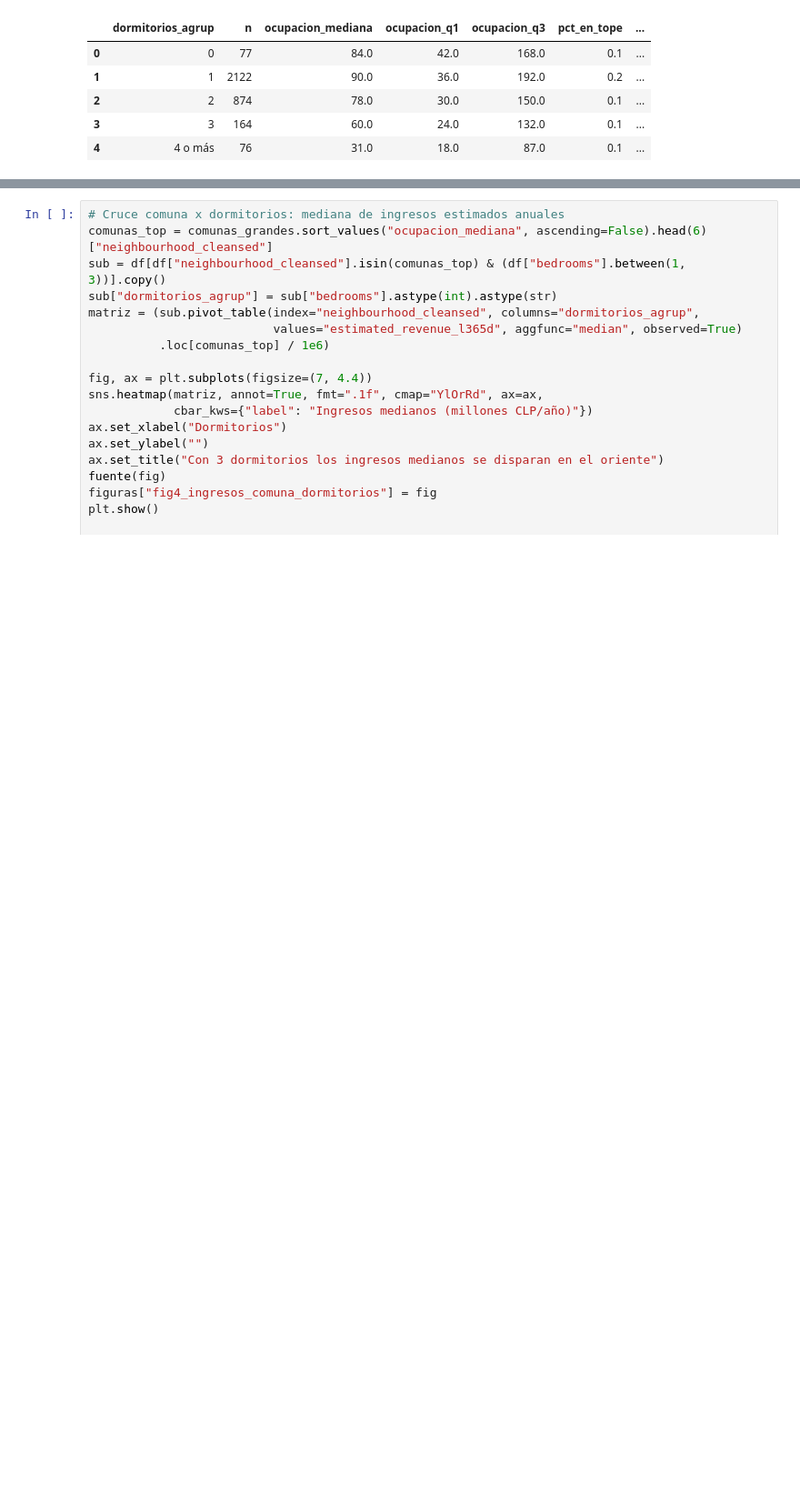
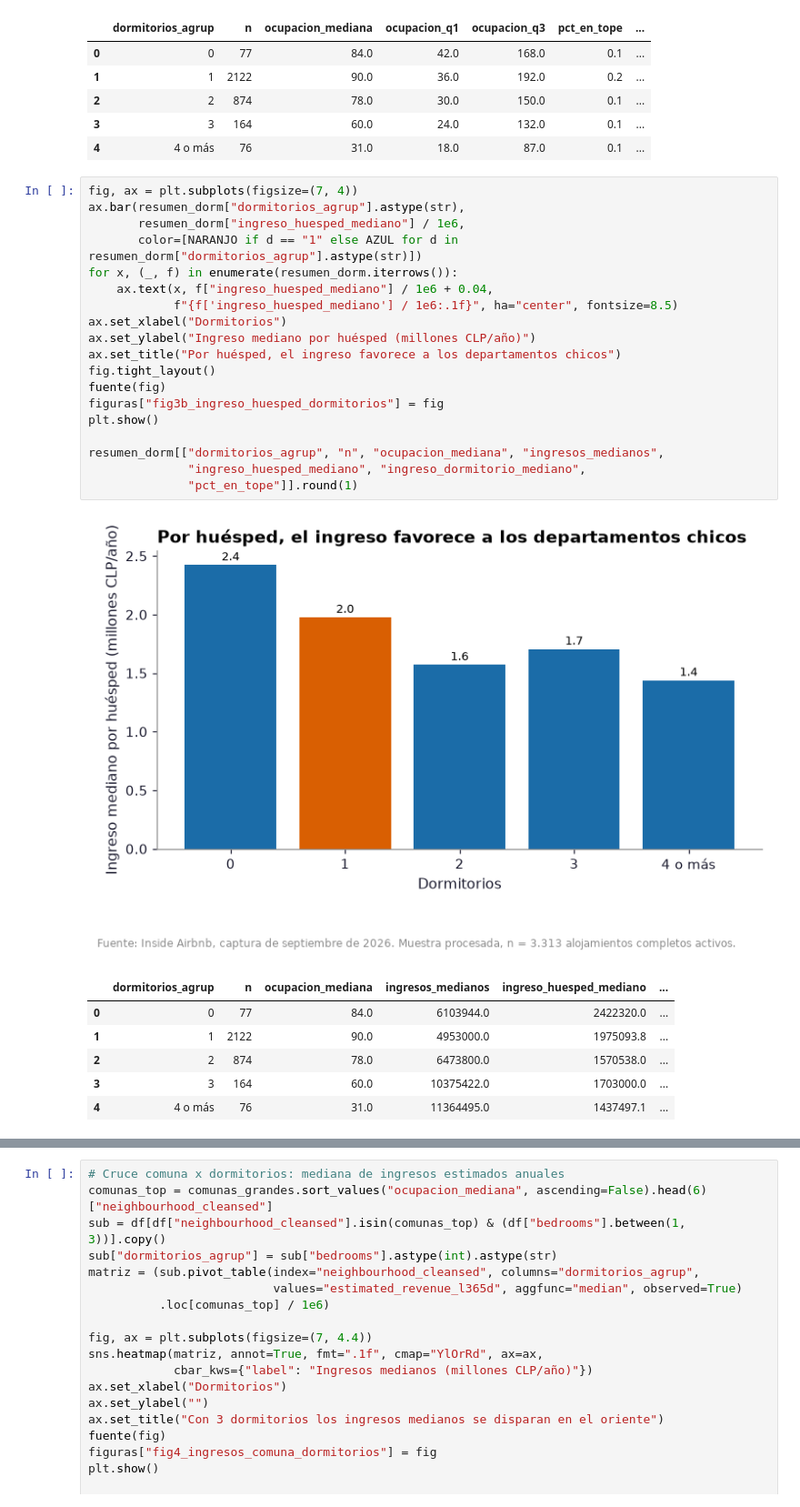
Before and after one commit to RedWolfo10/proyecto-grupo4-mcdi500, a Jupyter notebook: F4/S3_F4_Visualizacion_Comunicacion.ipynb, the cells around one changed output, grey strips where cells are left out. Shown at 91% size. Drawn from its saved outputs; the diff is of its cells as text; blank space fills up the shorter version.

```diff
--- a/F4/S3_F4_Visualizacion_Comunicacion.ipynb
+++ b/F4/S3_F4_Visualizacion_Comunicacion.ipynb
@@ -368,4 +371,31 @@ resumen_dorm.round(1)
 | 2 | 2 | 874 | 78.0 | 30.0 | 150.0 | 0.1 | ... |
 | 3 | 3 | 164 | 60.0 | 24.0 | 132.0 | 0.1 | ... |
 | 4 | 4 o más | 76 | 31.0 | 18.0 | 87.0 | 0.1 | ... |
+# %%
+fig, ax = plt.subplots(figsize=(7, 4))
+ax.bar(resumen_dorm["dormitorios_agrup"].astype(str),
+       resumen_dorm["ingreso_huesped_mediano"] / 1e6,
+       color=[NARANJO if d == "1" else AZUL for d in resumen_dorm["dormitorios_agrup"].astype(str)])
+for x, (_, f) in enumerate(resumen_dorm.iterrows()):
+    ax.text(x, f["ingreso_huesped_mediano"] / 1e6 + 0.04,
+            f"{f['ingreso_huesped_mediano'] / 1e6:.1f}", ha="center", fontsize=8.5)
+ax.set_xlabel("Dormitorios")
+ax.set_ylabel("Ingreso mediano por huésped (millones CLP/año)")
+ax.set_title("Por huésped, el ingreso favorece a los departamentos chicos")
+fig.tight_layout()
+fuente(fig)
+figuras["fig3b_ingreso_huesped_dormitorios"] = fig
+plt.show()
+
+resumen_dorm[["dormitorios_agrup", "n", "ocupacion_mediana", "ingresos_medianos",
+              "ingreso_huesped_mediano", "ingreso_dormitorio_mediano",
+              "pct_en_tope"]].round(1)
+# %% [output]
+[figure, added]
+|  | dormitorios_agrup | n | ocupacion_mediana | ingresos_medianos | ingreso_huesped_mediano | ... |
+| 0 | 0 | 77 | 84.0 | 6103944.0 | 2422320.0 | ... |
+| 1 | 1 | 2122 | 90.0 | 4953000.0 | 1975093.8 | ... |
+| 2 | 2 | 874 | 78.0 | 6473800.0 | 1570538.0 | ... |
+| 3 | 3 | 164 | 60.0 | 10375422.0 | 1703000.0 | ... |
+| 4 | 4 o más | 76 | 31.0 | 11364495.0 | 1437497.1 | ... |
 # %% [markdown]
```
Also changed, not shown: parts of 11 cells of this notebook, 8 other files.
